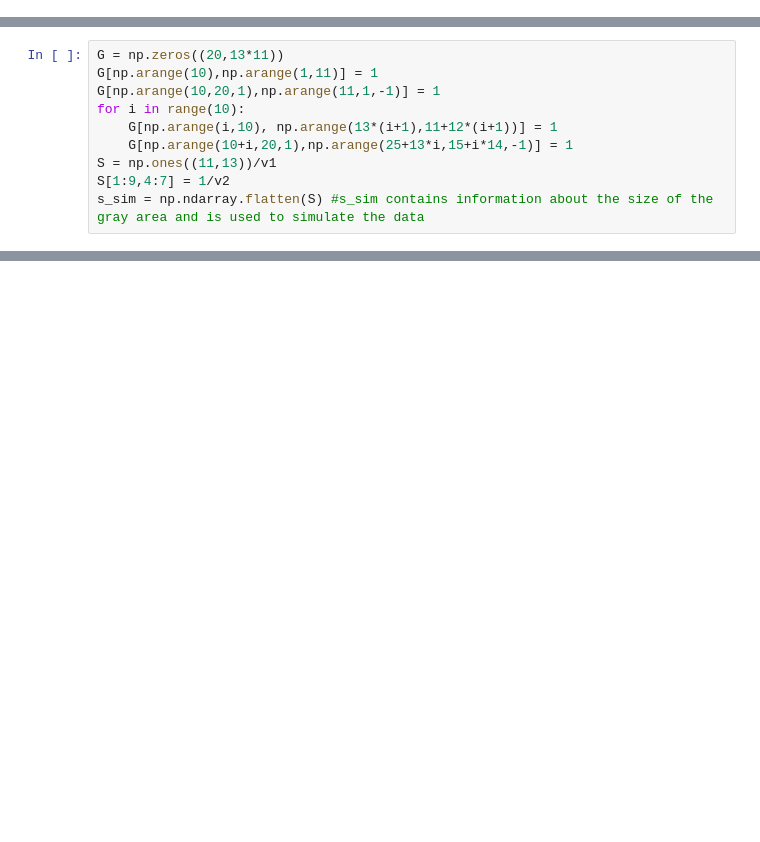
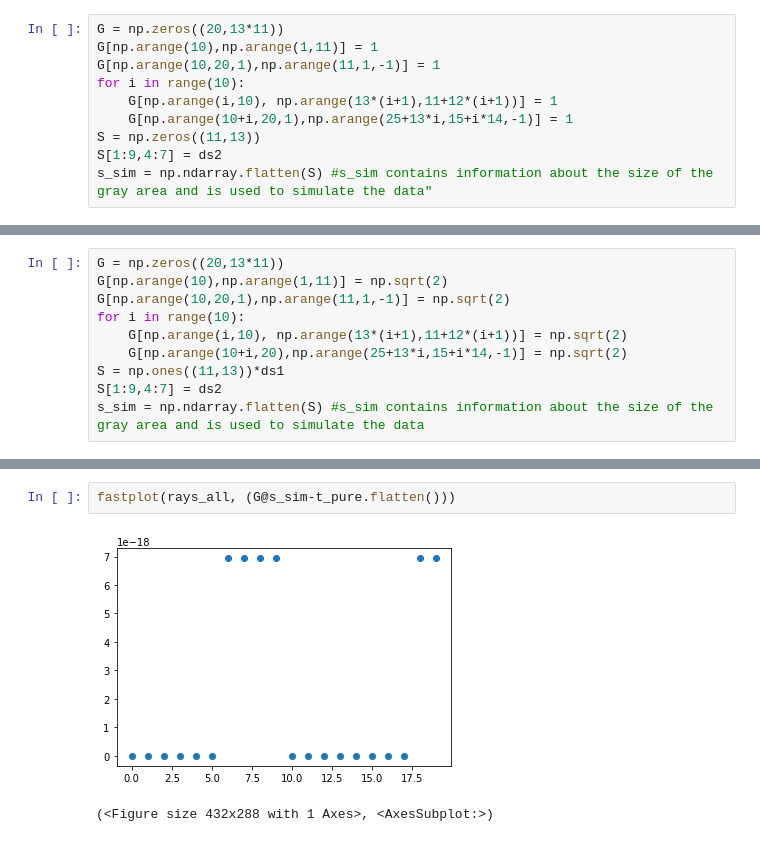
Before and after one commit to Kiril94/Inverse_Problems, a Jupyter notebook: Ass1/Ass1.ipynb, the cells around one changed output, grey strips where cells are left out. Drawn from its saved outputs; the diff is of its cells as text; blank space fills up the shorter version.

```diff
--- a/Ass1/Ass1.ipynb
+++ b/Ass1/Ass1.ipynb
@@ -38,0 +63,10 @@ fastplot(rays, t_r)
+# %%
+G = np.zeros((20,13*11))
+G[np.arange(10),np.arange(1,11)] = 1
+G[np.arange(10,20,1),np.arange(11,1,-1)] = 1
+for i in range(10):
+    G[np.arange(i,10), np.arange(13*(i+1),11+12*(i+1))] = 1
+    G[np.arange(10+i,20,1),np.arange(25+13*i,15+i*14,-1)] = 1
+S = np.zeros((11,13))
+S[1:9,4:7] = ds2
+s_sim = np.ndarray.flatten(S) #s_sim contains information about the size of the gray area and is used to simulate the data"
@@ -49,10 +94,10 @@ which is stored in a vector s= [s1,s2,...,s(13*11)]
 # %%
 G = np.zeros((20,13*11))
-G[np.arange(10),np.arange(1,11)] = 1
-G[np.arange(10,20,1),np.arange(11,1,-1)] = 1
+G[np.arange(10),np.arange(1,11)] = np.sqrt(2)
+G[np.arange(10,20,1),np.arange(11,1,-1)] = np.sqrt(2)
 for i in range(10):
-    G[np.arange(i,10), np.arange(13*(i+1),11+12*(i+1))] = 1
-    G[np.arange(10+i,20,1),np.arange(25+13*i,15+i*14,-1)] = 1
-S = np.ones((11,13))/v1
-S[1:9,4:7] = 1/v2
+    G[np.arange(i,10), np.arange(13*(i+1),11+12*(i+1))] = np.sqrt(2)
+    G[np.arange(10+i,20),np.arange(25+13*i,15+i*14,-1)] = np.sqrt(2)
+S = np.ones((11,13))*ds1
+S[1:9,4:7] = ds2
 s_sim = np.ndarray.flatten(S) #s_sim contains information about the size of the gray area and is used to simulate the data
@@ -66,0 +104,5 @@ plt.show
+# %%
+fastplot(rays_all, (G@s_sim-t_pure.flatten()))
+# %% [output]
+[figure, added]
+(<Figure size 432x288 with 1 Axes>, <AxesSubplot:>)
```
Also changed, not shown: parts of 27 cells of this notebook, 1 other file.
